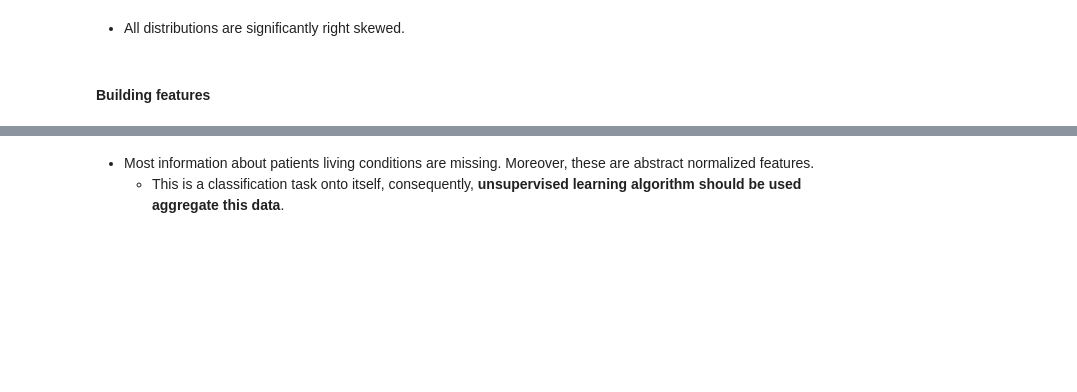
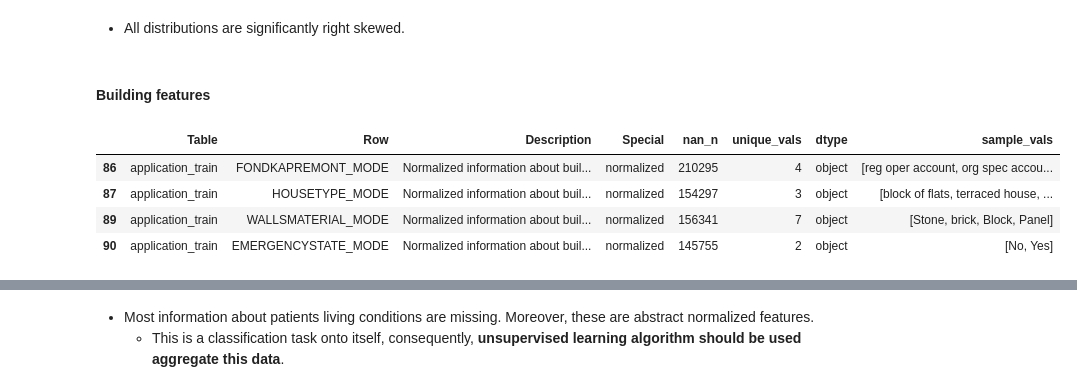
Before and after one commit to Sauciu1/defaulting-risk, a Jupyter notebook: notebooks/nb1_main_table_cleaning.ipynb, the cells around one changed output, grey strips where cells are left out. Saved outputs shown, nothing was run; the diff lists cells and outputs as text; code cells hidden in the pictures; blank space fills up the shorter version.

```diff
--- a/notebooks/nb1_main_table_cleaning.ipynb
+++ b/notebooks/nb1_main_table_cleaning.ipynb
@@ -828,6 +825,25 @@ Hiding outliers above 5.0: 44 values;
 * All distributions are significantly right skewed.
 # %% [markdown]
 #### Building features
+# %%
+building_properties = [
+    'EMERGENCYSTATE_MODE',
+    'FONDKAPREMONT_MODE',
+    'WALLSMATERIAL_MODE',
+    'HOUSETYPE_MODE'
+]
+
+application_columns['building_properties'] = building_properties
+cat_columns.update(building_properties)
+
+
+describer.describe(building_properties)
+# %% [output]
+|  | Table | Row | Description | Special | nan_n | unique_vals | dtype | sample_vals |
+| 86 | application_train | FONDKAPREMONT_MODE | Normalized information about buil... | normalized | 210295 | 4 | object | [reg oper account, org spec accou... |
+| 87 | application_train | HOUSETYPE_MODE | Normalized information about buil... | normalized | 154297 | 3 | object | [block of flats, terraced house, ... |
+| 89 | application_train | WALLSMATERIAL_MODE | Normalized information about buil... | normalized | 156341 | 7 | object | [Stone, brick, Block, Panel] |
+| 90 | application_train | EMERGENCYSTATE_MODE | Normalized information about buil... | normalized | 145755 | 2 | object | [No, Yes] |
 # %%
 building_avg = [
     'APARTMENTS_AVG', 'BASEMENTAREA_AVG', 'YEARS_BEGINEXPLUATATION_AVG',
```
Also changed, not shown: parts of 12 cells of this notebook, 14 other files.
